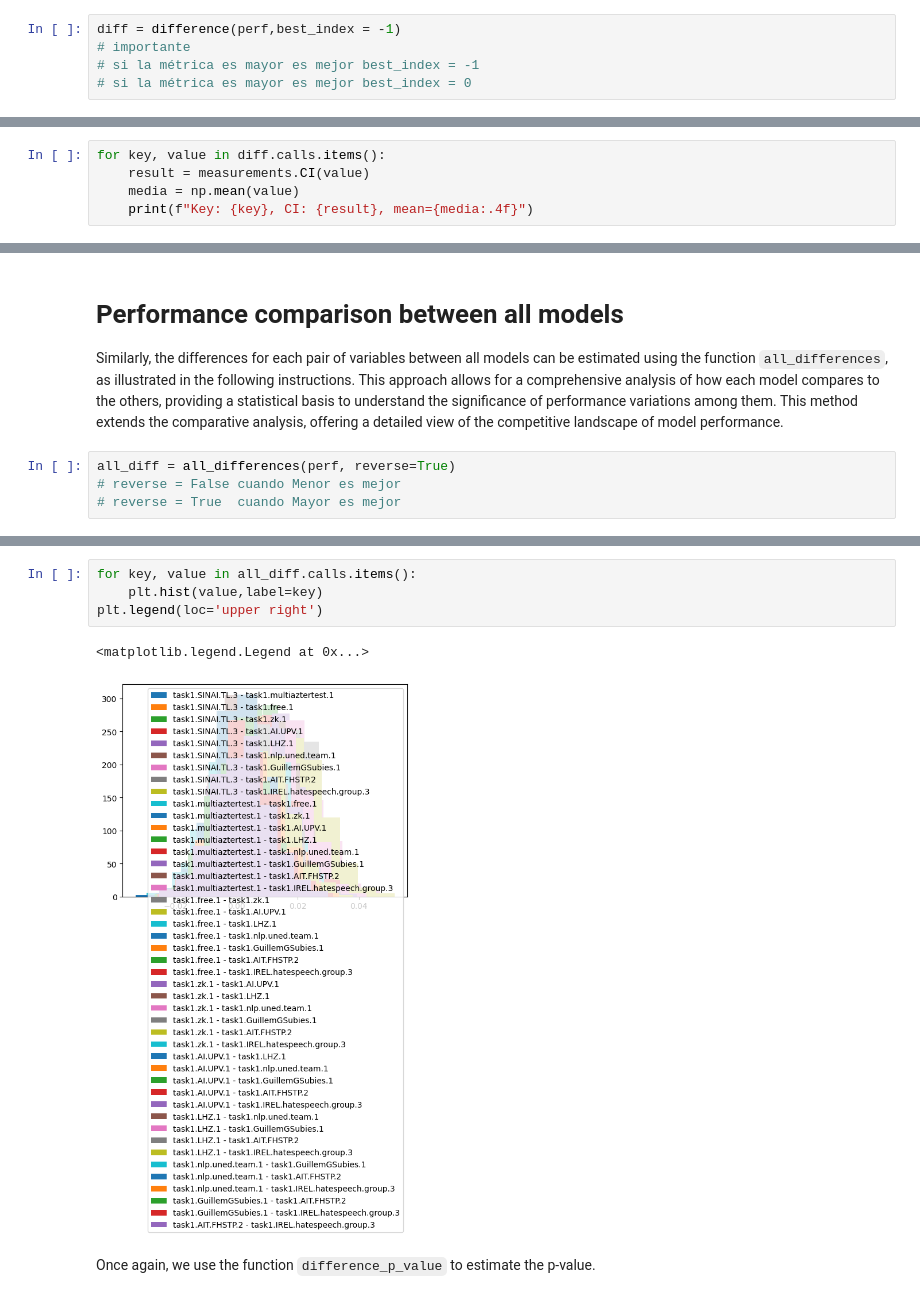
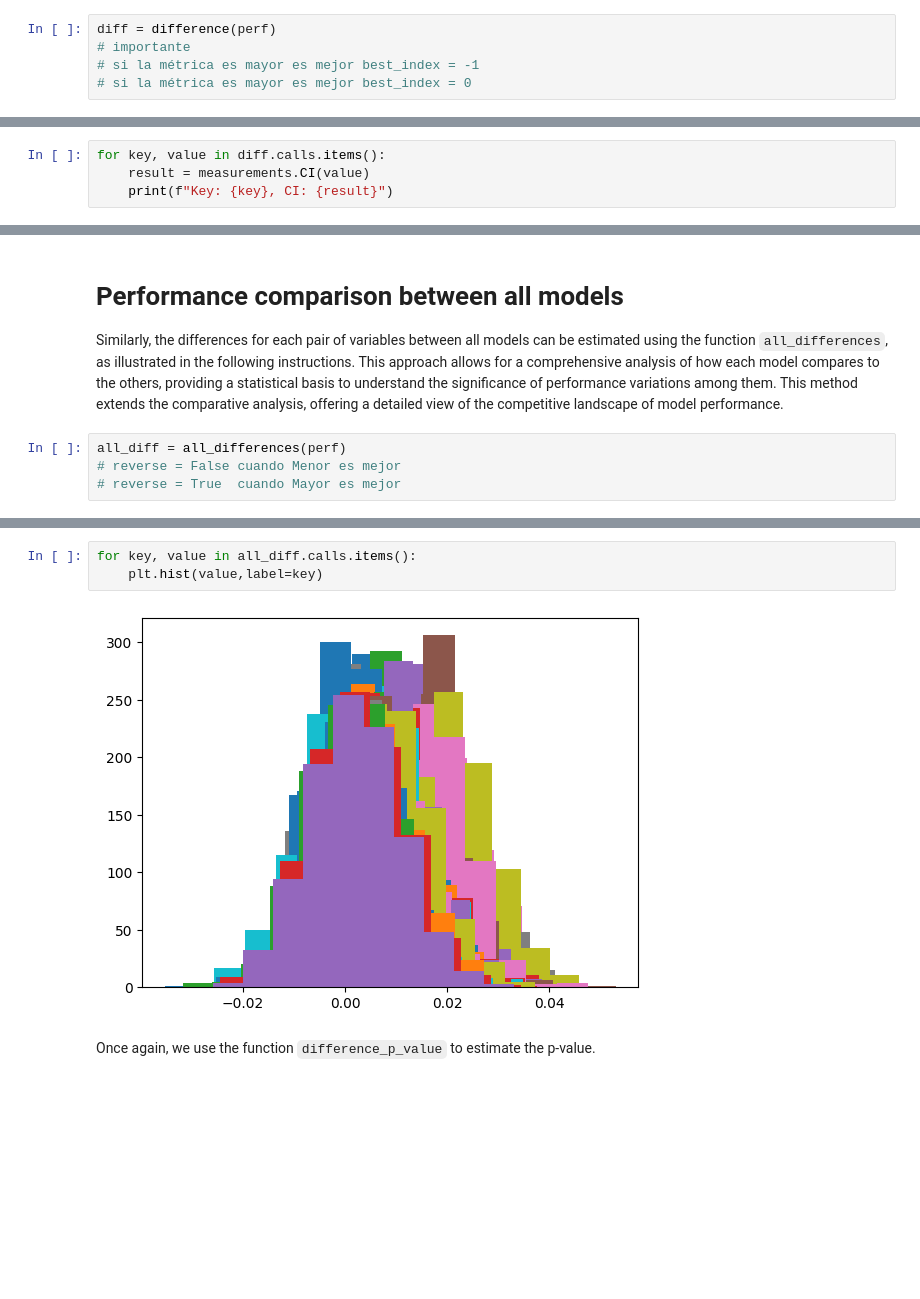
Before and after one commit to NavaSergio/python_autoestudio, a Jupyter notebook: test_CompStats/EXIST-V2.ipynb, the cells around one changed output, grey strips where cells are left out. Drawn from its saved outputs; the diff is of its cells as text; blank space fills up the shorter version.

Commit message:
Modificiones para correr la version local 0.0.8 que tiene el parámetro BiB que es TRUE para Mayor es Mejor.

```diff
--- a/test_CompStats/EXIST-V2.ipynb
+++ b/test_CompStats/EXIST-V2.ipynb
@@ -129,7 +129,7 @@ It can be observed that the best system is 'Alumni.MCE.2GEN.run1'. Although the
 # %% [markdown]
 The difference in their performance compared to the best-performing system can be used to compare the algorithms analyzed. The function `difference` computes the difference as shown below.
 # %%
-diff = difference(perf,best_index = -1)
+diff = difference(perf)
 # importante
 # si la métrica es mayor es mejor best_index = -1
 # si la métrica es mayor es mejor best_index = 0
@@ -189,6 +144,5 @@ def plot_difference_paso(statistic_samples: StatisticSamples, CI: float=0.05,
 # %%
 for key, value in diff.calls.items():
     result = measurements.CI(value)
-    media = np.mean(value)
-    print(f"Key: {key}, CI: {result}, mean={media:.4f}")
+    print(f"Key: {key}, CI: {result}")
 # %% [output]
@@ -289,7 +231,7 @@ p_valuesC
 
 Similarly, the differences for each pair of variables between all models can be estimated using the function `all_differences`, as illustrated in the following instructions. This approach allows for a comprehensive analysis of how each model compares to the others, providing a statistical basis to understand the significance of performance variations among them. This method extends the comparative analysis, offering a detailed view of the competitive landscape of model performance.
 # %%
-all_diff = all_differences(perf, reverse=True)
+all_diff = all_differences(perf)
 # reverse = False cuando Menor es mejor
 # reverse = True  cuando Mayor es mejor
 # %%
@@ -315,10 +257,8 @@ all_diff.calls
 # %%
 for key, value in all_diff.calls.items():
     plt.hist(value,label=key)
-plt.legend(loc='upper right')
 # %% [output]
-<matplotlib.legend.Legend at 0x...>
-[figure, old version]
+[figure, new version]
 # %% [markdown]
 Once again, we use the function `difference_p_value` to estimate the p-value.
 # %%
```
Also changed, not shown: parts of 18 cells of this notebook, 3 other files.
